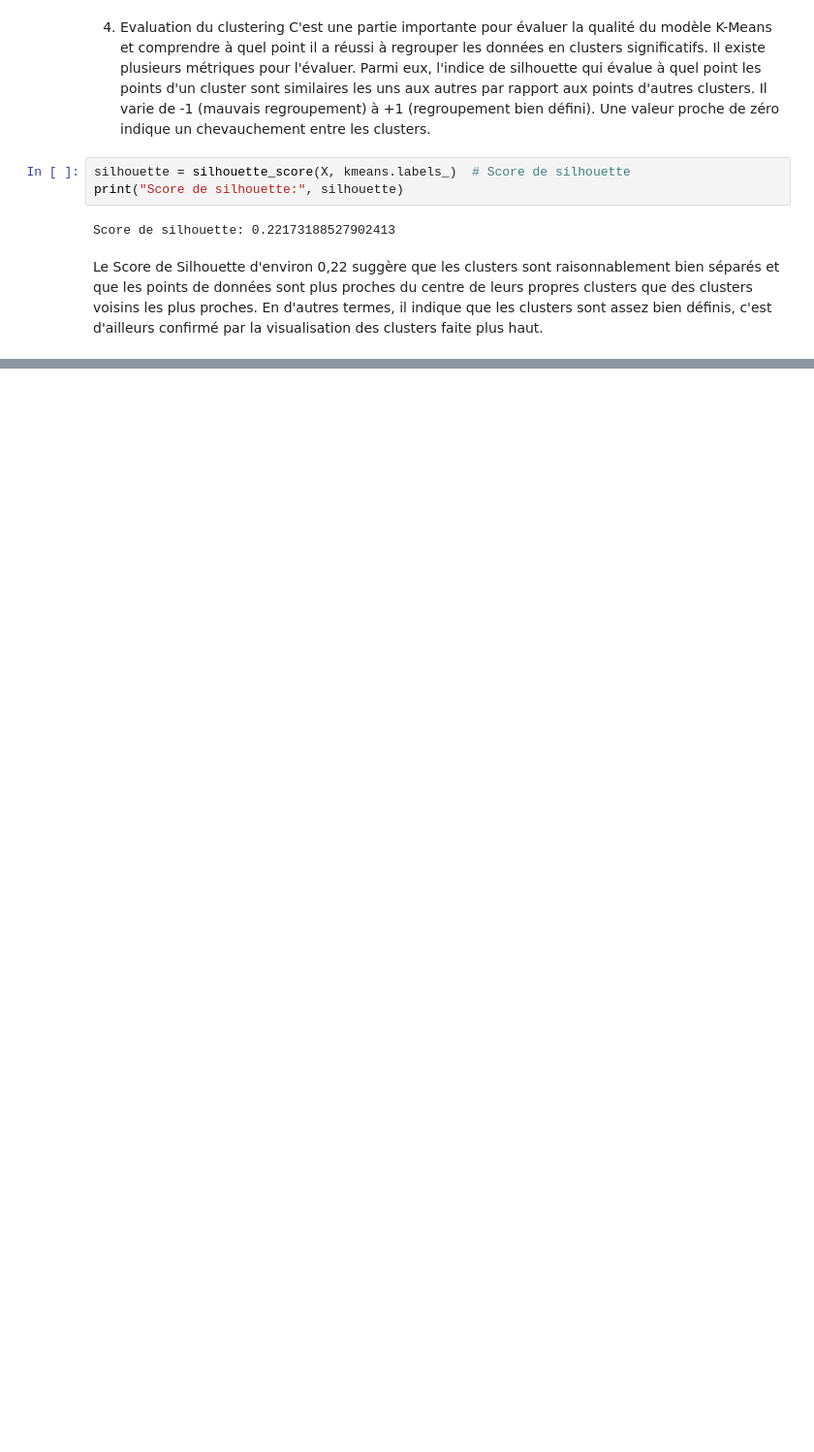
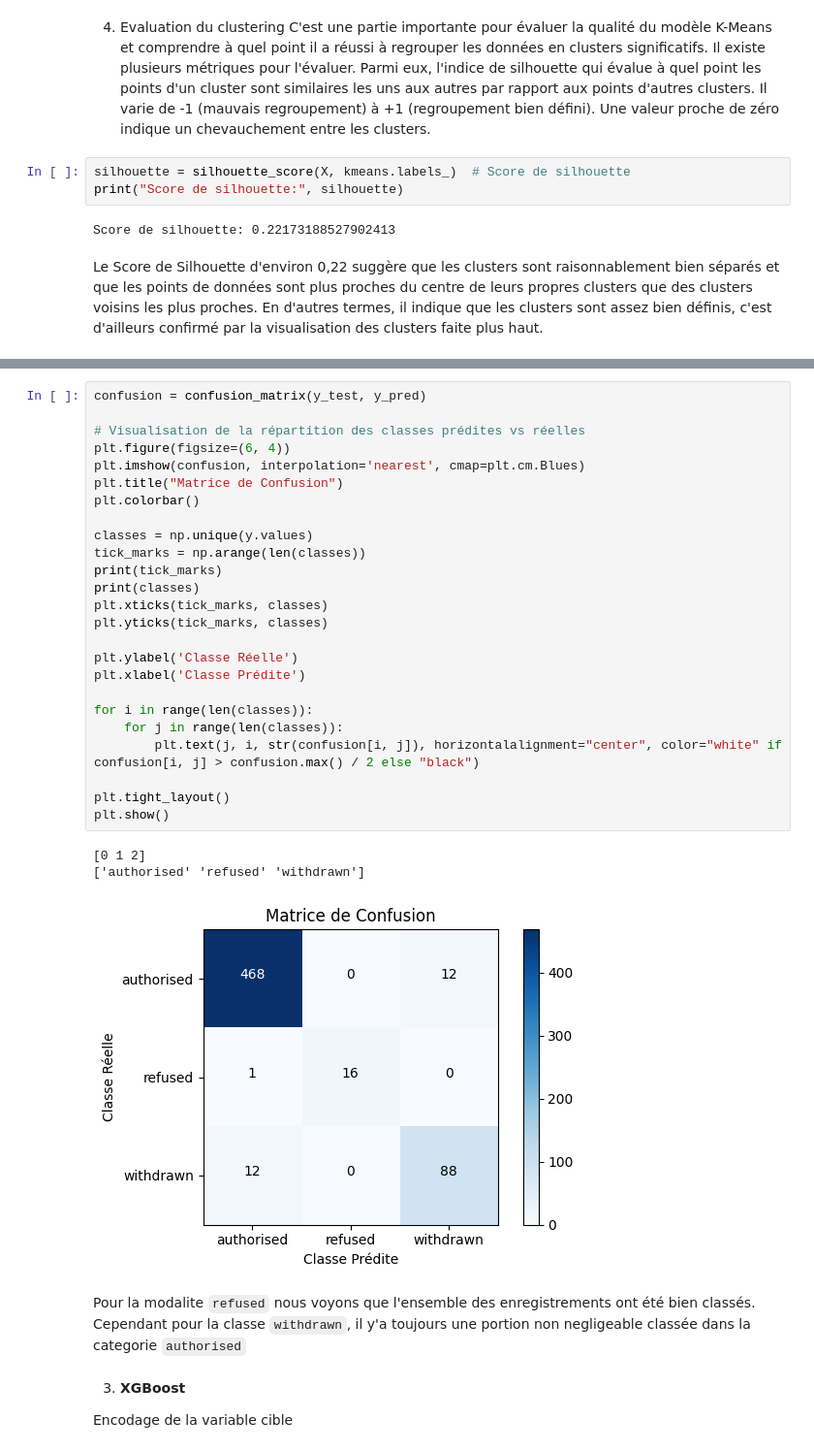
Before and after one commit to Aida73/M2DS-Drugs-Authorization-Classification, a Jupyter notebook: Notebooks/drugs_classification.ipynb, the cells around one changed output, grey strips where cells are left out. Shown at 97% size. Cells and saved outputs as stored; diff of their text form; blank space fills up the shorter version.

```diff
--- a/Notebooks/drugs_classification.ipynb
+++ b/Notebooks/drugs_classification.ipynb
@@ -571,0 +544,35 @@ Le Score de Silhouette d'environ 0,22 suggère que les clusters sont raisonnable
+# %%
+confusion = confusion_matrix(y_test, y_pred)
+
+# Visualisation de la répartition des classes prédites vs réelles
+plt.figure(figsize=(6, 4))
+plt.imshow(confusion, interpolation='nearest', cmap=plt.cm.Blues)
+plt.title("Matrice de Confusion")
+plt.colorbar()
+
+classes = np.unique(y.values)
+tick_marks = np.arange(len(classes))
+print(tick_marks)
+print(classes)
+plt.xticks(tick_marks, classes)
+plt.yticks(tick_marks, classes)
+
+plt.ylabel('Classe Réelle')
+plt.xlabel('Classe Prédite')
+
+for i in range(len(classes)):
+    for j in range(len(classes)):
+        plt.text(j, i, str(confusion[i, j]), horizontalalignment="center", color="white" if confusion[i, j] > confusion.max() / 2 else "black")
+
+plt.tight_layout()
+plt.show()
+# %% [output]
+[0 1 2]
+['authorised' 'refused' 'withdrawn']
+[figure, added]
+# %% [markdown]
+Pour la modalite `refused` nous voyons que l'ensemble des enregistrements ont été bien classés. Cependant pour la classe `withdrawn`, il y'a toujours une portion non negligeable classée dans la categorie `authorised`
+# %% [markdown]
+3. **XGBoost**
+
+Encodage de la variable cible
```
Also changed, not shown: parts of 125 cells of this notebook, 2 other files.
